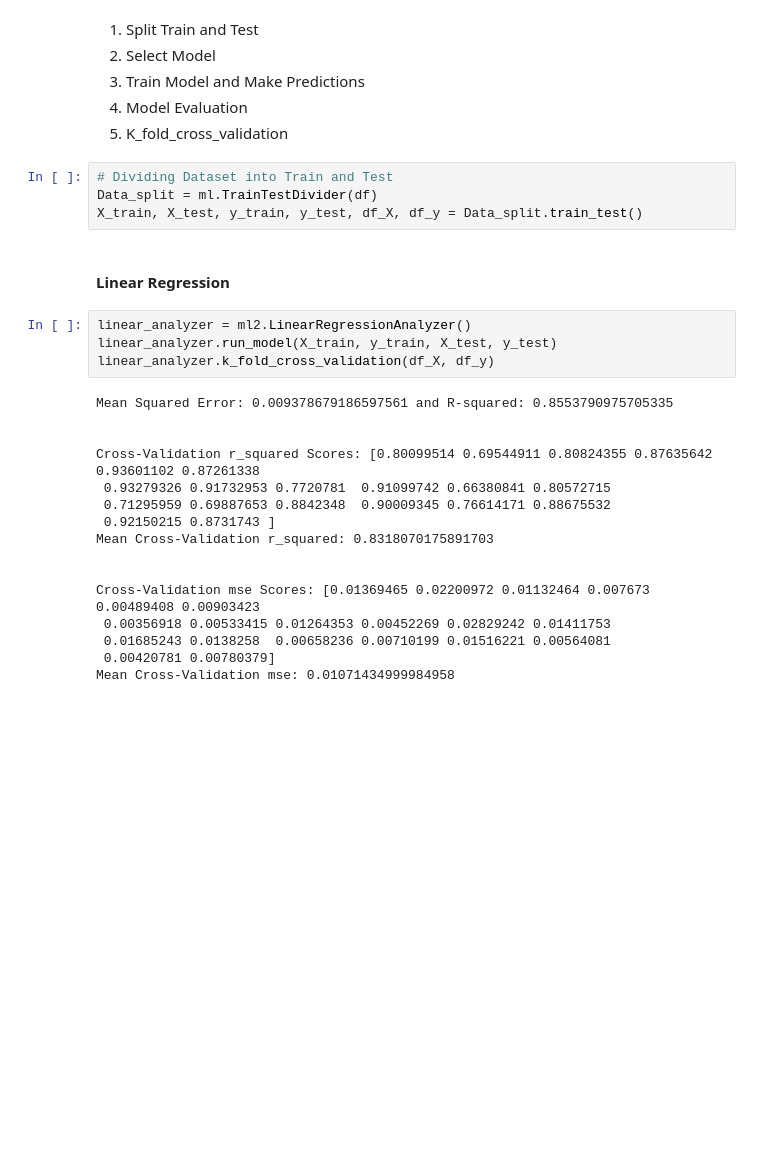
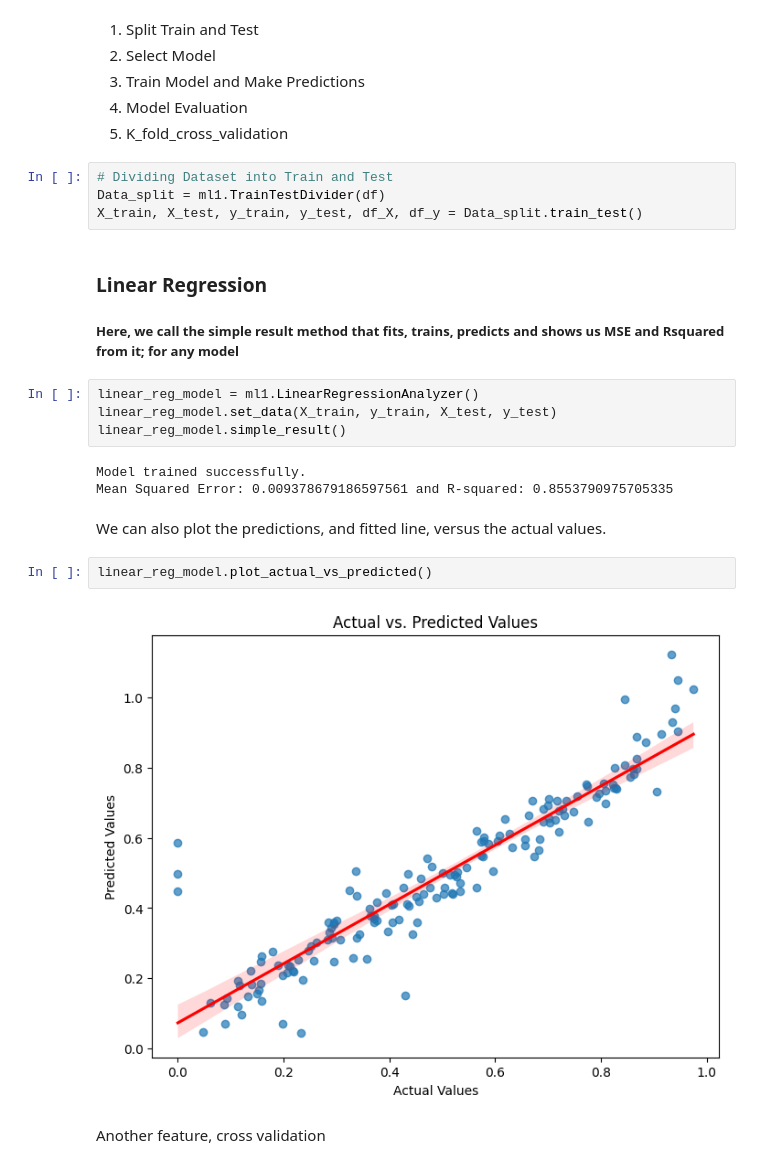
Before and after one commit to ruimaciell/CDS_final_pokemon, a Jupyter notebook: Notebooks/Main_pokemon.ipynb, the cells around one changed output. Saved outputs shown, nothing was run; the diff lists cells and outputs as text; blank space fills up the shorter version.

```diff
--- a/Notebooks/Main_pokemon.ipynb
+++ b/Notebooks/Main_pokemon.ipynb
@@ -130,27 +129,23 @@ df.iloc[:,9:].head(5)
 5. K_fold_cross_validation
 # %%
 # Dividing Dataset into Train and Test
-Data_split = ml.TrainTestDivider(df)
+Data_split = ml1.TrainTestDivider(df)
 X_train, X_test, y_train, y_test, df_X, df_y = Data_split.train_test()
 # %% [markdown]
-#### Linear Regression
+### Linear Regression
+<h5> Here, we call the simple result method that fits, trains, predicts and shows us MSE and Rsquared from it; for any model
-# %%
-linear_analyzer = ml2.LinearRegressionAnalyzer()
-linear_analyzer.run_model(X_train, y_train, X_test, y_test)
-linear_analyzer.k_fold_cross_validation(df_X, df_y)
-# %% [output]
-Mean Squared Error: 0.009378679186597561 and R-squared: 0.8553790975705335
-
-
-Cross-Validation r_squared Scores: [0.80099514 0.69544911 0.80824355 0.87635642 0.93601102 0.87261338
- 0.93279326 0.91732953 0.7720781  0.91099742 0.66380841 0.80572715
- 0.71295959 0.69887653 0.8842348  0.90009345 0.76614171 0.88675532
- 0.92150215 0.8731743 ]
-Mean Cross-Validation r_squared: 0.8318070175891703
-
-
-Cross-Validation mse Scores: [0.01369465 0.02200972 0.01132464 0.007673   0.00489408 0.00903423
- 0.00356918 0.00533415 0.01264353 0.00452269 0.02829242 0.01411753
- 0.01685243 0.0138258  0.00658236 0.00710199 0.01516221 0.00564081
- 0.00420781 0.00780379]
-Mean Cross-Validation mse: 0.01071434999984958
+# %%
+linear_reg_model = ml1.LinearRegressionAnalyzer()
+linear_reg_model.set_data(X_train, y_train, X_test, y_test)
+linear_reg_model.simple_result()
+# %% [output]
+Model trained successfully.
+Mean Squared Error: 0.009378679186597561 and R-squared: 0.8553790975705335
+# %% [markdown]
+We can also plot the predictions, and fitted line, versus the actual values.
+# %%
+linear_reg_model.plot_actual_vs_predicted()
+# %% [output]
+[figure, added]
+# %% [markdown]
+Another feature, cross validation
```
Also changed, not shown: parts of 13 cells of this notebook, 4 other files.
